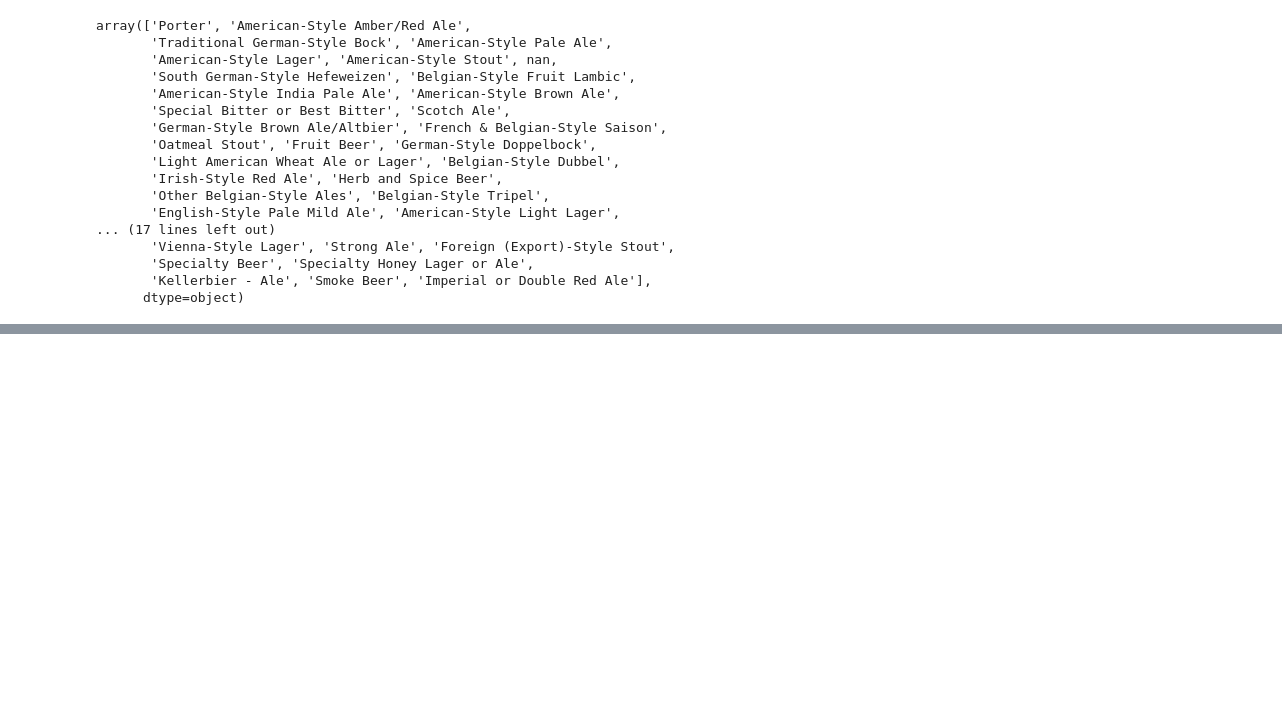
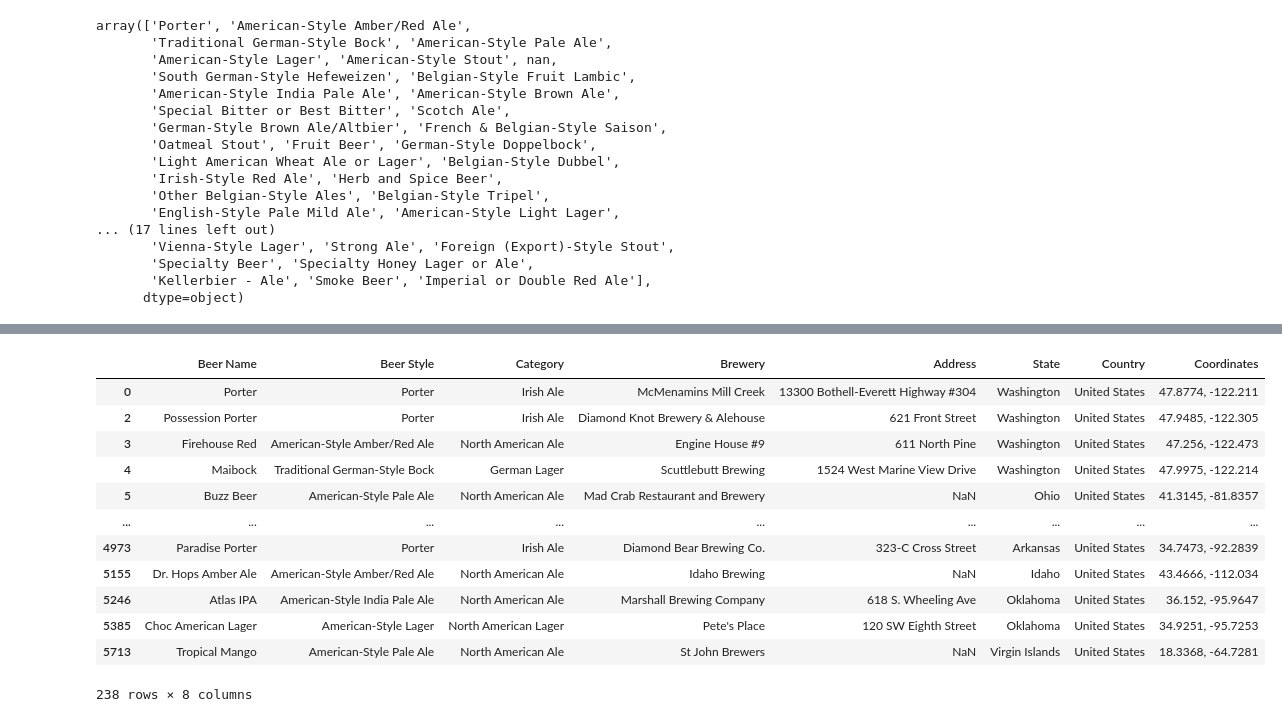
Before and after one commit to a-prospero/strange_brew, a Jupyter notebook: beer_style.ipynb, the cells around one changed output, grey strips where cells are left out. Cells and saved outputs as stored; diff of their text form; code cells hidden in the pictures; blank space fills up the shorter version.

```diff
--- a/beer_style.ipynb
+++ b/beer_style.ipynb
@@ -121,0 +136,2 @@ TypeError: 'bool' object is not callable
+# %%
+USA['State'] = USA['State'].map(lambda x: state_dictionary[x] if x in state_dictionary.keys() else x)
@@ -121,0 +144,17 @@ TypeError: 'bool' object is not callable
+# %%
+state_beer = USA.groupby('State')
+state_beer.head()
+# %% [output]
+|  | Beer Name | Beer Style | Category | Brewery | Address | State | Country | Coordinates |
+| 0 | Porter | Porter | Irish Ale | McMenamins Mill Creek | 13300 Bothell-Everett Highway #304 | Washington | United States | 47.8774, -122.211 |
+| 2 | Possession Porter | Porter | Irish Ale | Diamond Knot Brewery & Alehouse | 621 Front Street | Washington | United States | 47.9485, -122.305 |
+| 3 | Firehouse Red | American-Style Amber/Red Ale | North American Ale | Engine House #9 | 611 North Pine | Washington | United States | 47.256, -122.473 |
+| 4 | Maibock | Traditional German-Style Bock | German Lager | Scuttlebutt Brewing | 1524 West Marine View Drive | Washington | United States | 47.9975, -122.214 |
+| 5 | Buzz Beer | American-Style Pale Ale | North American Ale | Mad Crab Restaurant and Brewery | NaN | Ohio | United States | 41.3145, -81.8357 |
+| ... | ... | ... | ... | ... | ... | ... | ... | ... |
+| 4973 | Paradise Porter | Porter | Irish Ale | Diamond Bear Brewing Co. | 323-C Cross Street | Arkansas | United States | 34.7473, -92.2839 |
+| 5155 | Dr. Hops Amber Ale | American-Style Amber/Red Ale | North American Ale | Idaho Brewing | NaN | Idaho | United States | 43.4666, -112.034 |
+| 5246 | Atlas IPA | American-Style India Pale Ale | North American Ale | Marshall Brewing Company | 618 S. Wheeling Ave | Oklahoma | United States | 36.152, -95.9647 |
+| 5385 | Choc American Lager | American-Style Lager | North American Lager | Pete's Place | 120 SW Eighth Street | Oklahoma | United States | 34.9251, -95.7253 |
+| 5713 | Tropical Mango | American-Style Pale Ale | North American Ale | St John Brewers | NaN | Virgin Islands | United States | 18.3368, -64.7281 |
+238 rows × 8 columns
```
Also changed, not shown: parts of 11 cells of this notebook, 1 other file.
